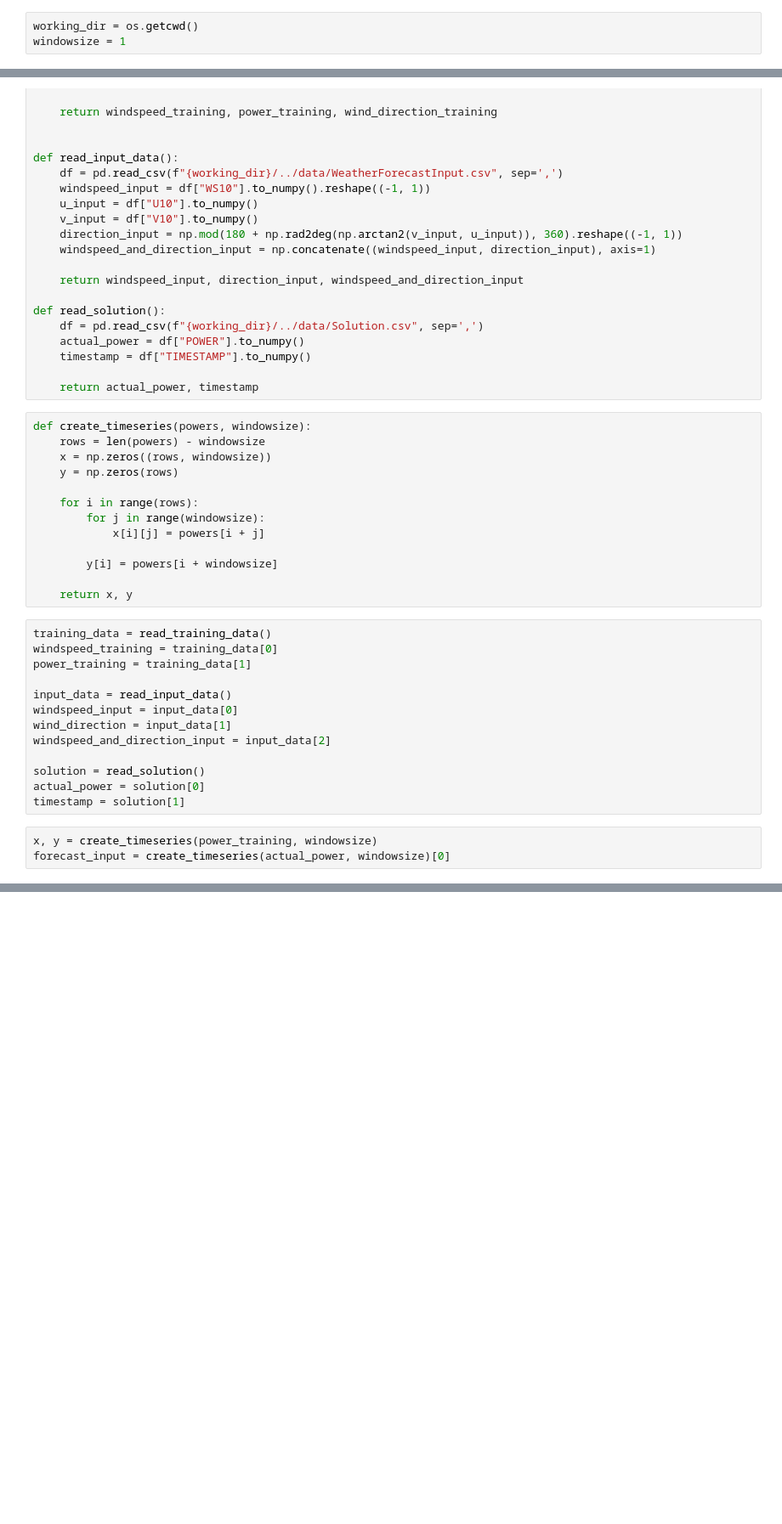
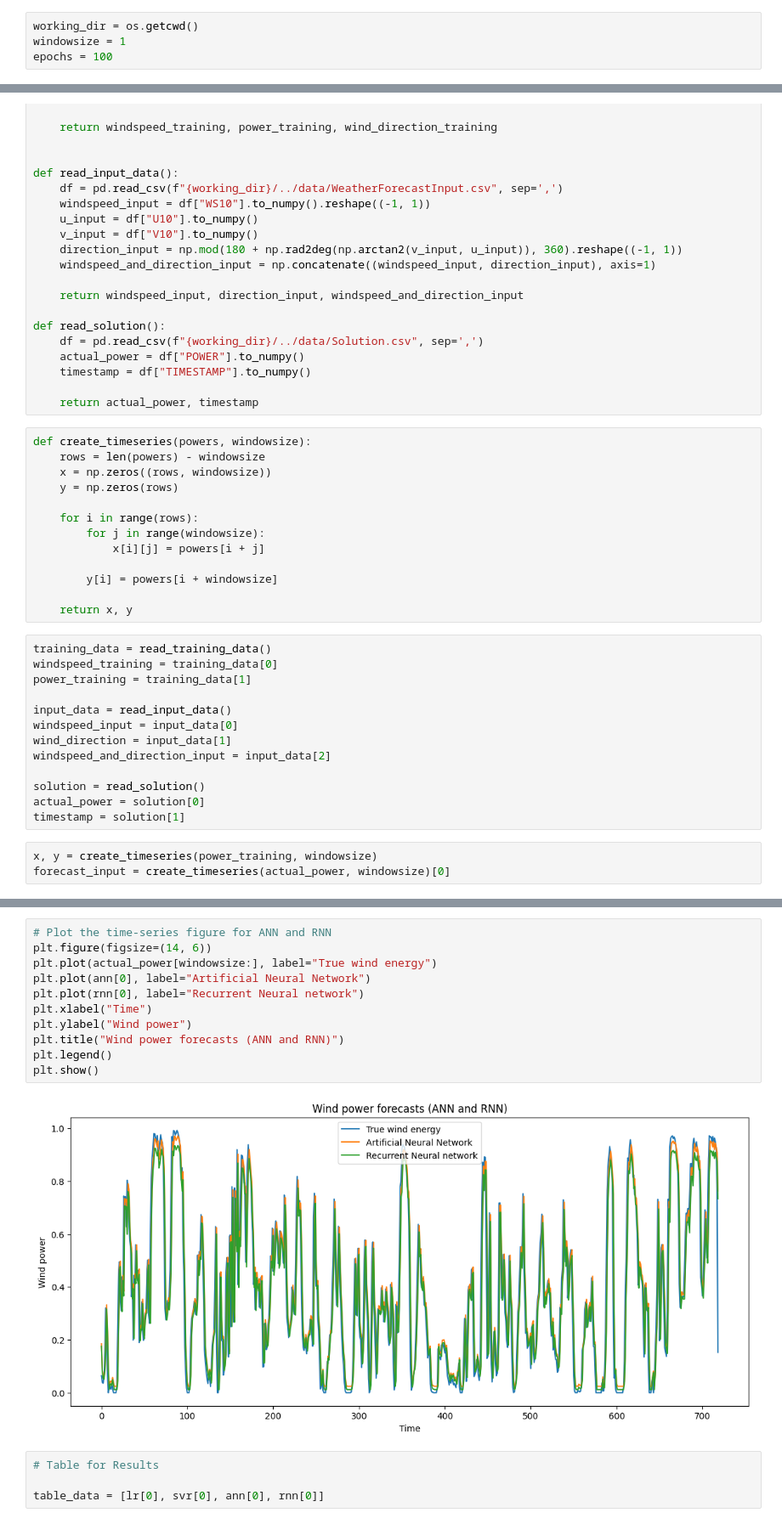
Before and after one commit to Nomissimon10/IN5410, a Jupyter notebook: oblig2/Task3/task3-3.ipynb, the cells around one changed output, grey strips where cells are left out. Shown at 85% size. Saved outputs shown, nothing was run; the diff lists cells and outputs as text; blank space fills up the shorter version.

```diff
--- a/oblig2/Task3/task3-3.ipynb
+++ b/oblig2/Task3/task3-3.ipynb
@@ -6,6 +14,7 @@ import matplotlib.pyplot as plt
 # %%
 working_dir = os.getcwd()
 windowsize = 1
+epochs = 100
 # %%
 def read_training_data():
     df = pd.read_csv(f"{working_dir}/../data/TrainData.csv", sep=',')
@@ -92,0 +208,17 @@ plt.show()
+# %%
+# Plot the time-series figure for ANN and RNN
+plt.figure(figsize=(14, 6))
+plt.plot(actual_power[windowsize:], label="True wind energy")
+plt.plot(ann[0], label="Artificial Neural Network")
+plt.plot(rnn[0], label="Recurrent Neural network")
+plt.xlabel("Time")
+plt.ylabel("Wind power")
+plt.title("Wind power forecasts (ANN and RNN)")
+plt.legend()
+plt.show()
+# %% [output]
+[figure, added]
+# %%
+# Table for Results
+
+table_data = [lr[0], svr[0], ann[0], rnn[0]]
```
Also changed, not shown: parts of 9 cells of this notebook.
